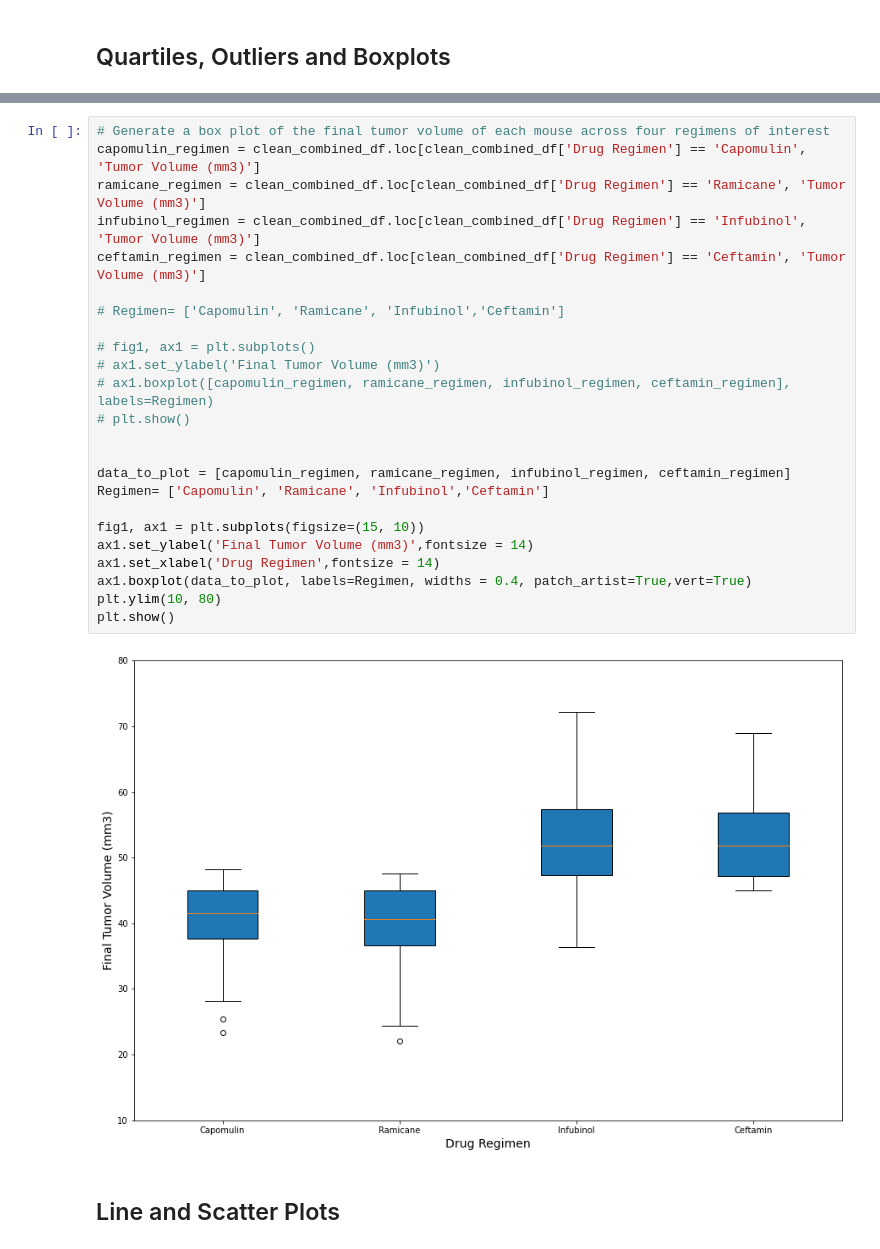
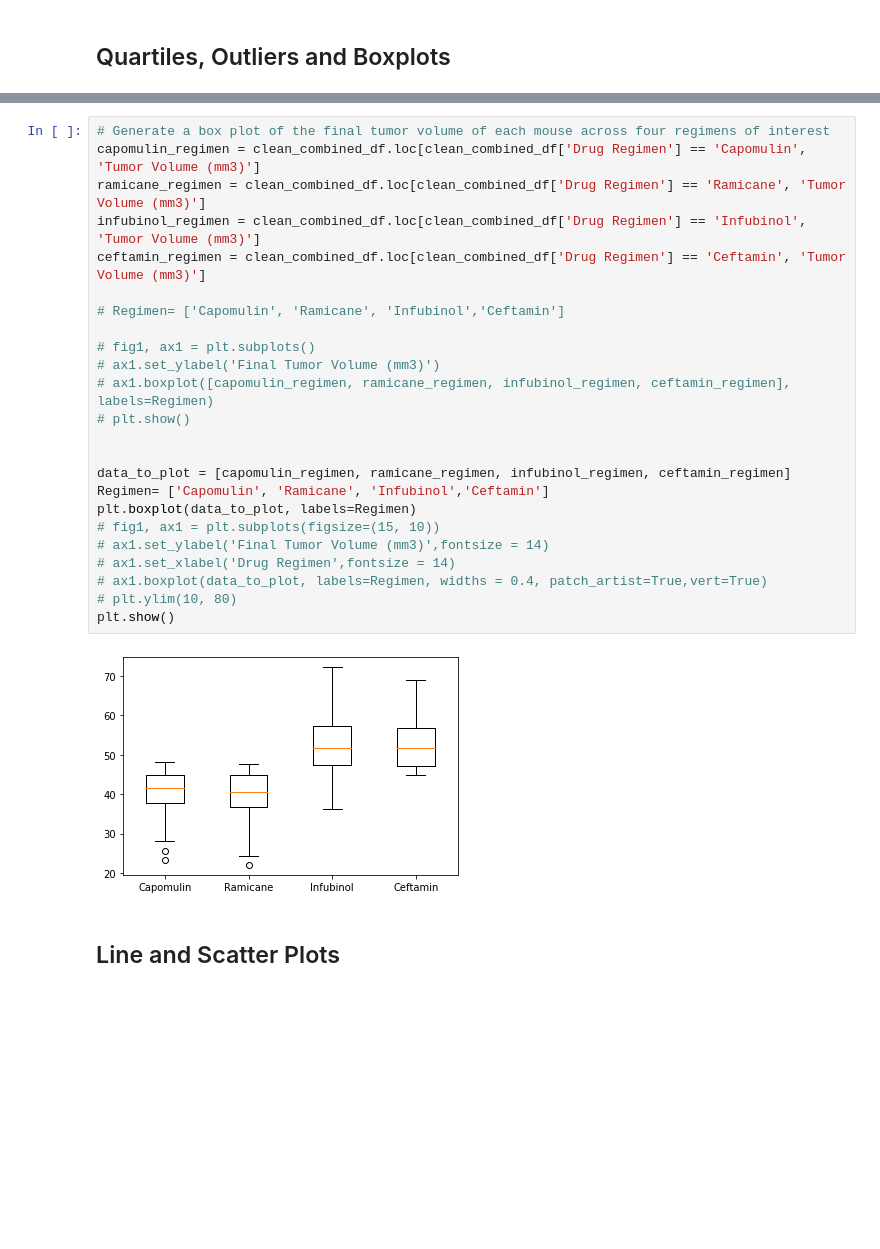
Before and after one commit to TPhillips27/Matplotlib-homework, a Jupyter notebook: Instructions/Pymaceuticals/pymaceuticals_starter.ipynb, the cells around one changed output, grey strips where cells are left out. Saved outputs shown, nothing was run; the diff lists cells and outputs as text; blank space fills up the shorter version.

```diff
--- a/Instructions/Pymaceuticals/pymaceuticals_starter.ipynb
+++ b/Instructions/Pymaceuticals/pymaceuticals_starter.ipynb
@@ -236,29 +252,29 @@ Values above 87.66645829999999 could be outliers.
 # %%
 # Generate a box plot of the final tumor volume of each mouse across four regimens of interest
 capomulin_regimen = clean_combined_df.loc[clean_combined_df['Drug Regimen'] == 'Capomulin', 'Tumor Volume (mm3)']
 ramicane_regimen = clean_combined_df.loc[clean_combined_df['Drug Regimen'] == 'Ramicane', 'Tumor Volume (mm3)']
 infubinol_regimen = clean_combined_df.loc[clean_combined_df['Drug Regimen'] == 'Infubinol', 'Tumor Volume (mm3)']
 ceftamin_regimen = clean_combined_df.loc[clean_combined_df['Drug Regimen'] == 'Ceftamin', 'Tumor Volume (mm3)']
 
 # Regimen= ['Capomulin', 'Ramicane', 'Infubinol','Ceftamin']
 
 # fig1, ax1 = plt.subplots()
 # ax1.set_ylabel('Final Tumor Volume (mm3)')
 # ax1.boxplot([capomulin_regimen, ramicane_regimen, infubinol_regimen, ceftamin_regimen], labels=Regimen)
 # plt.show()
 
 
 data_to_plot = [capomulin_regimen, ramicane_regimen, infubinol_regimen, ceftamin_regimen]
 Regimen= ['Capomulin', 'Ramicane', 'Infubinol','Ceftamin']
-
-fig1, ax1 = plt.subplots(figsize=(15, 10))
-ax1.set_ylabel('Final Tumor Volume (mm3)',fontsize = 14)
-ax1.set_xlabel('Drug Regimen',fontsize = 14)
-ax1.boxplot(data_to_plot, labels=Regimen, widths = 0.4, patch_artist=True,vert=True)
-plt.ylim(10, 80)
+plt.boxplot(data_to_plot, labels=Regimen)
+# fig1, ax1 = plt.subplots(figsize=(15, 10))
+# ax1.set_ylabel('Final Tumor Volume (mm3)',fontsize = 14)
+# ax1.set_xlabel('Drug Regimen',fontsize = 14)
+# ax1.boxplot(data_to_plot, labels=Regimen, widths = 0.4, patch_artist=True,vert=True)
+# plt.ylim(10, 80)
 plt.show()
 # %% [output]
-[figure, old version]
+[figure, new version]
 # %% [markdown]
 ## Line and Scatter Plots
 # %%
```
Also changed, not shown: parts of 7 cells of this notebook.
